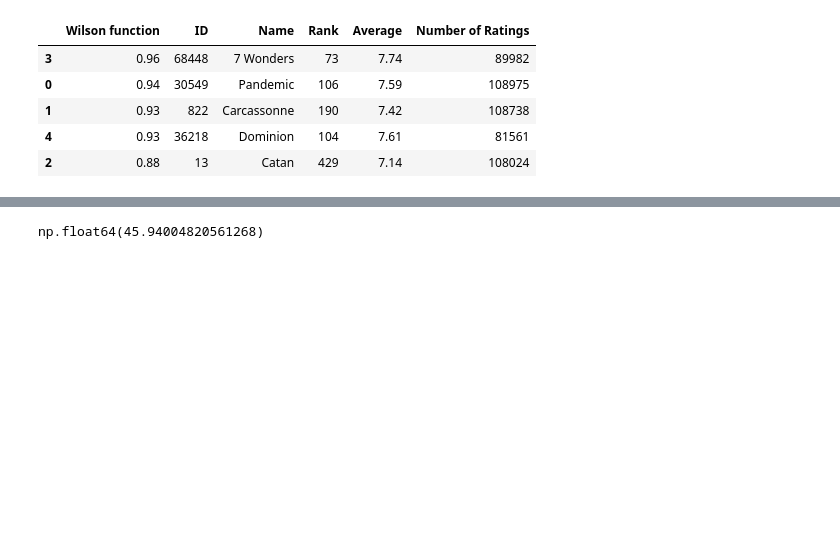
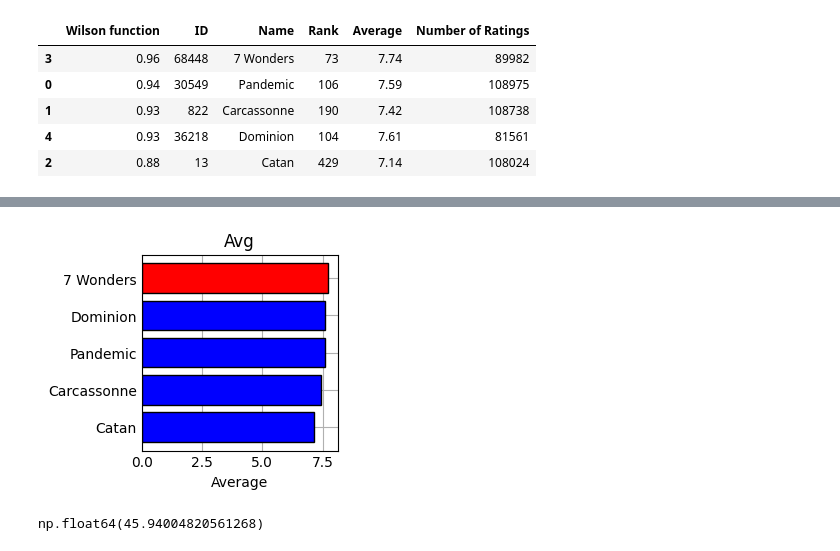
Before and after one commit to NeriDSE/Neri_PythonProject_DSE, a Jupyter notebook: Source/notebook_to_test_2.ipynb, the cells around one changed output, grey strips where cells are left out. Drawn from its saved outputs; the diff is of its cells as text; code cells hidden in the pictures; blank space fills up the shorter version.

```diff
--- a/Source/notebook_to_test_2.ipynb
+++ b/Source/notebook_to_test_2.ipynb
@@ -43,3 +57,8 @@ AttributeError: module 'matplotlib' has no attribute 'subplots'
+# %%
+avg_graph = gr.graph('avg', most_reviewed_games, 'Average', 'n')
+avg_graph.horizontal_bar_graph('Avg')
+# %% [output]
+[figure, added]
 # %%
 filtered_dataset_by_bayes = rb.dataset_by_review_bracket('in between reviewed', clean_rank_data, clean_review_data, ra.bayesian_average, 'between', 3900)
 mid_reviewed_games = filtered_dataset_by_bayes.add_column_to_df_filtered_by_reviews('New Bayesian Average', 4000)
```
Also changed, not shown: parts of 4 cells of this notebook, 5 other files.
